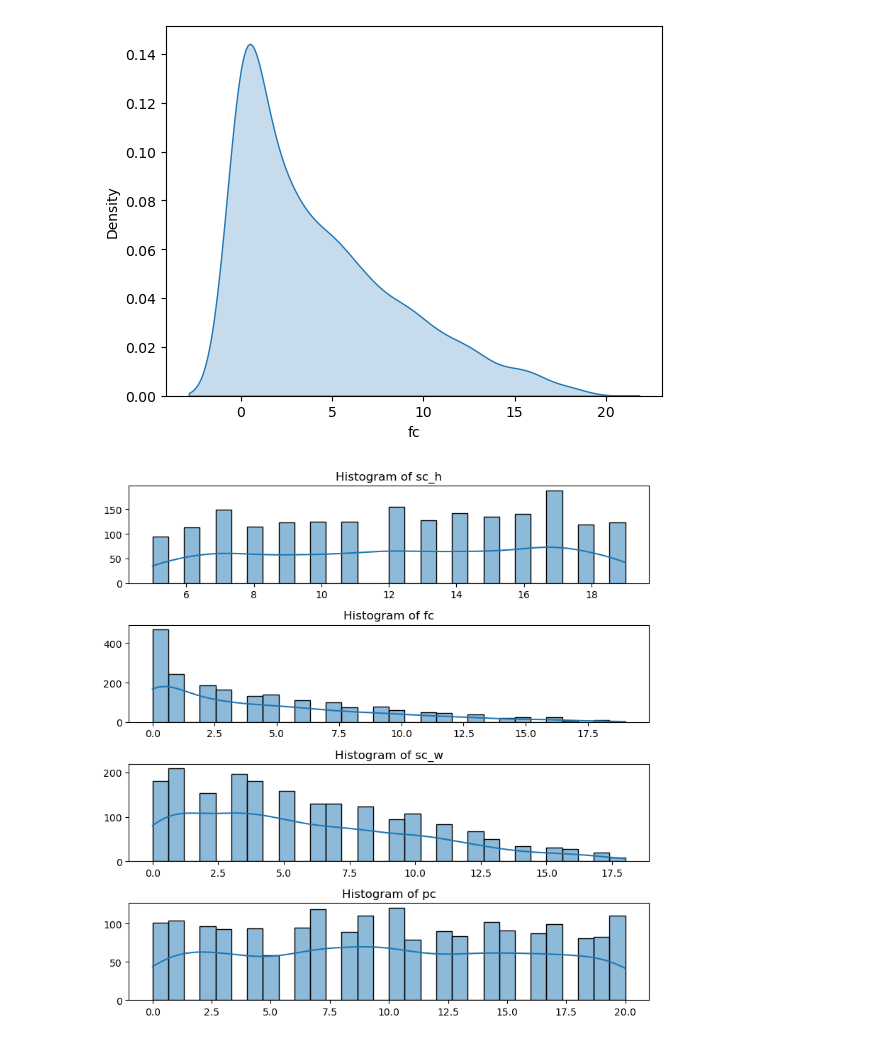
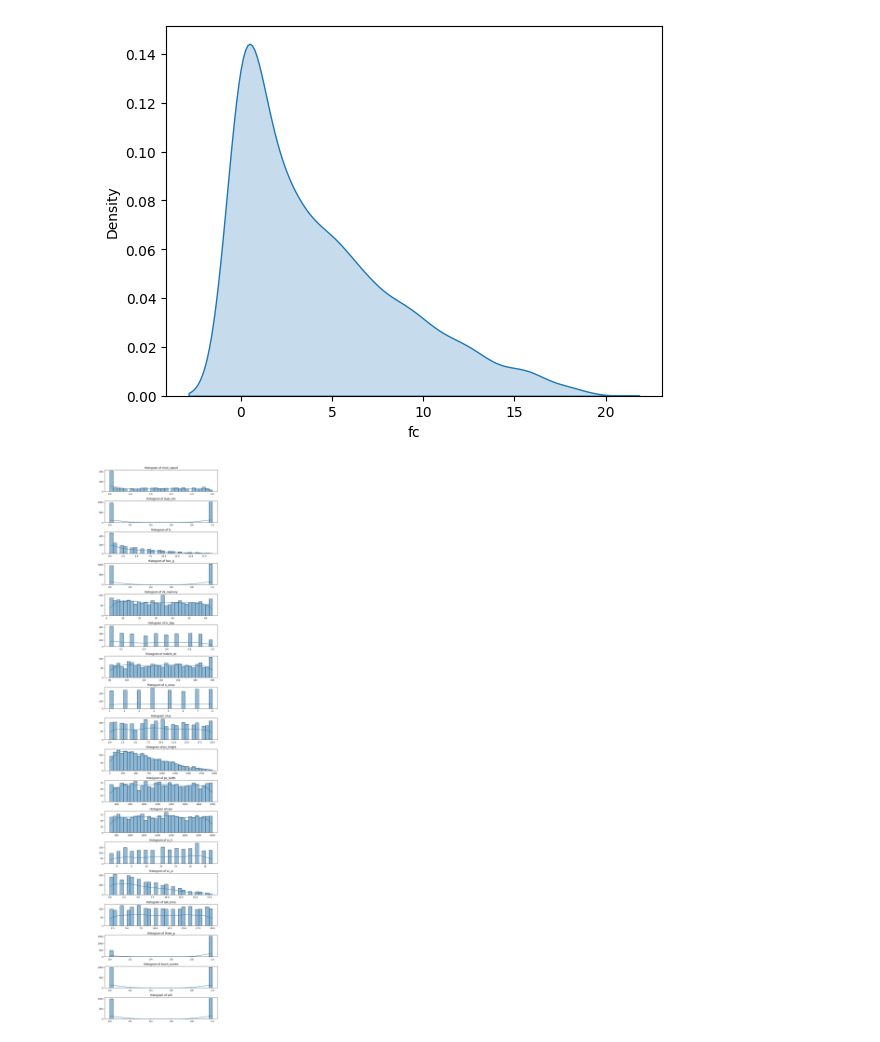
Before and after one commit to 2shashank11/Mobile-Price-Prediction, a Jupyter notebook: main.ipynb, the cells around one changed output. Saved outputs shown, nothing was run; the diff lists cells and outputs as text; code cells hidden in the pictures.

```diff
--- a/main.ipynb
+++ b/main.ipynb
@@ -177,20 +177,20 @@ This will become an error in seaborn v0.14.0; please update your code.
   sns.kdeplot(df['fc'], shade=True)
 [figure]
 # %%
-features_to_plot = ['sc_h', 'fc', 'sc_w', 'pc']
+features_to_plot = ['clock_speed', 'dual_sim', 'fc', 'four_g', 'int_memory', 'm_dep', 'mobile_wt', 'n_cores', 'pc', 'px_height', 'px_width', 'ram', 'sc_h', 'sc_w', 'talk_time', 'three_g', 'touch_screen', 'wifi']
 
 # Set up subplots
 fig, axes = plt.subplots(nrows=len(features_to_plot), ncols=1, figsize=(8, 2 * len(features_to_plot)))
 
 # Plot histograms for each feature
 for i, feature in enumerate(features_to_plot):
     sns.histplot(df[feature], bins=30, kde=True, ax=axes[i])
     axes[i].set_title(f'Histogram of {feature}')
     axes[i].set_xlabel('')
     axes[i].set_ylabel('')
 
 # Adjust layout
 plt.tight_layout()
 plt.show()
 # %% [output]
-[figure, old version]
+[figure, new version]
```
Also changed, not shown: parts of 21 cells of this notebook.
